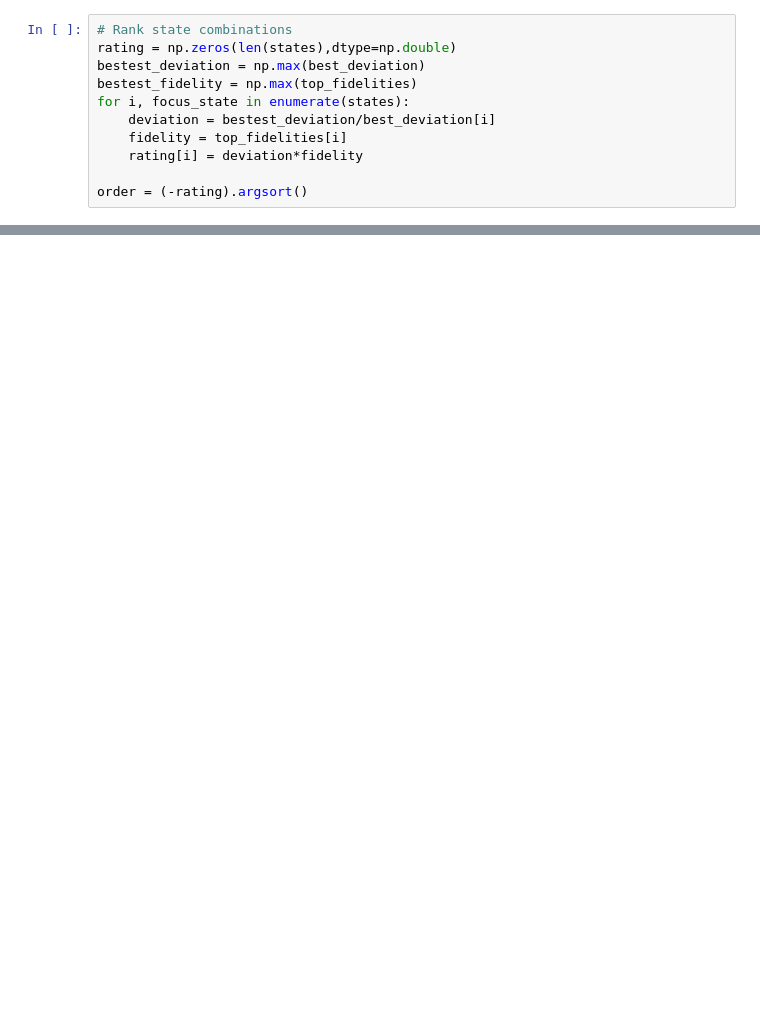
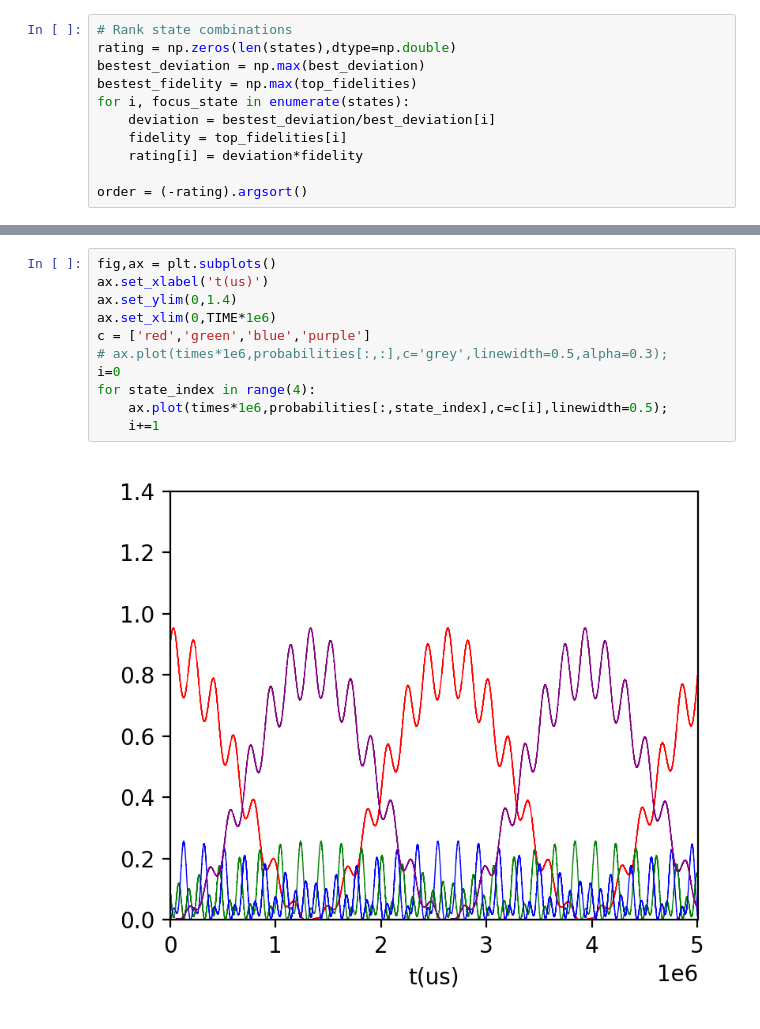
Before and after one commit to tomhepz/MolecularEnergyLevels, a Jupyter notebook: notebooks/diatom-coincidences.ipynb, the cells around one changed output, grey strips where cells are left out. Saved outputs shown, nothing was run; the diff lists cells and outputs as text; blank space fills up the shorter version.

```diff
--- a/notebooks/diatom-coincidences.ipynb
+++ b/notebooks/diatom-coincidences.ipynb
@@ -385,0 +487,13 @@ Text(0.02, 0.5, 'Magnetic Moment $\\mu$ $(\\mu_N)$')
+# %%
+fig,ax = plt.subplots()
+ax.set_xlabel('t(us)')
+ax.set_ylim(0,1.4)
+ax.set_xlim(0,TIME*1e6)
+c = ['red','green','blue','purple']
+# ax.plot(times*1e6,probabilities[:,:],c='grey',linewidth=0.5,alpha=0.3);
+i=0
+for state_index in range(4):
+    ax.plot(times*1e6,probabilities[:,state_index],c=c[i],linewidth=0.5);
+    i+=1
+# %% [output]
+[figure, added]
```
Also changed, not shown: parts of 12 cells of this notebook, 12 other files.
